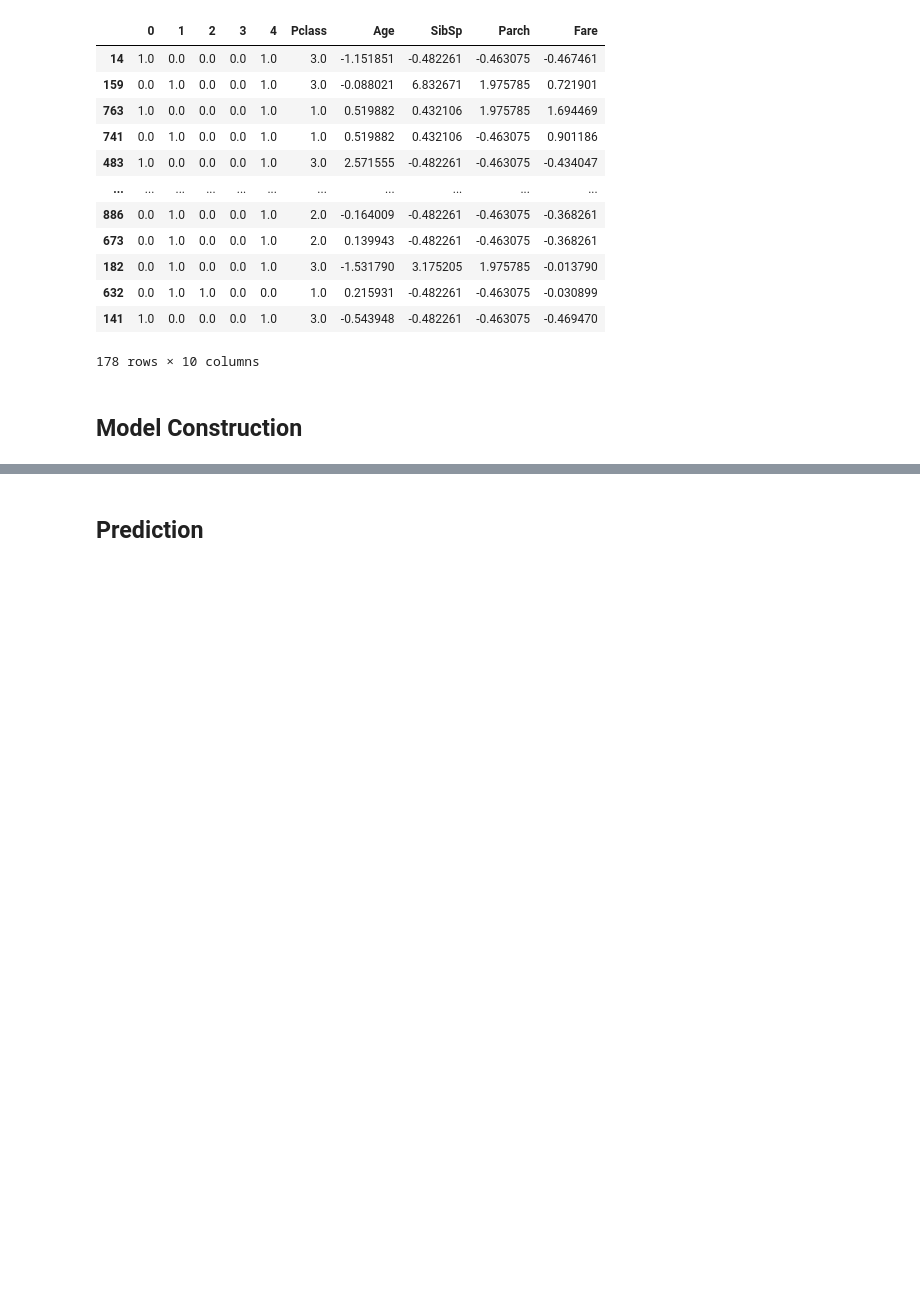
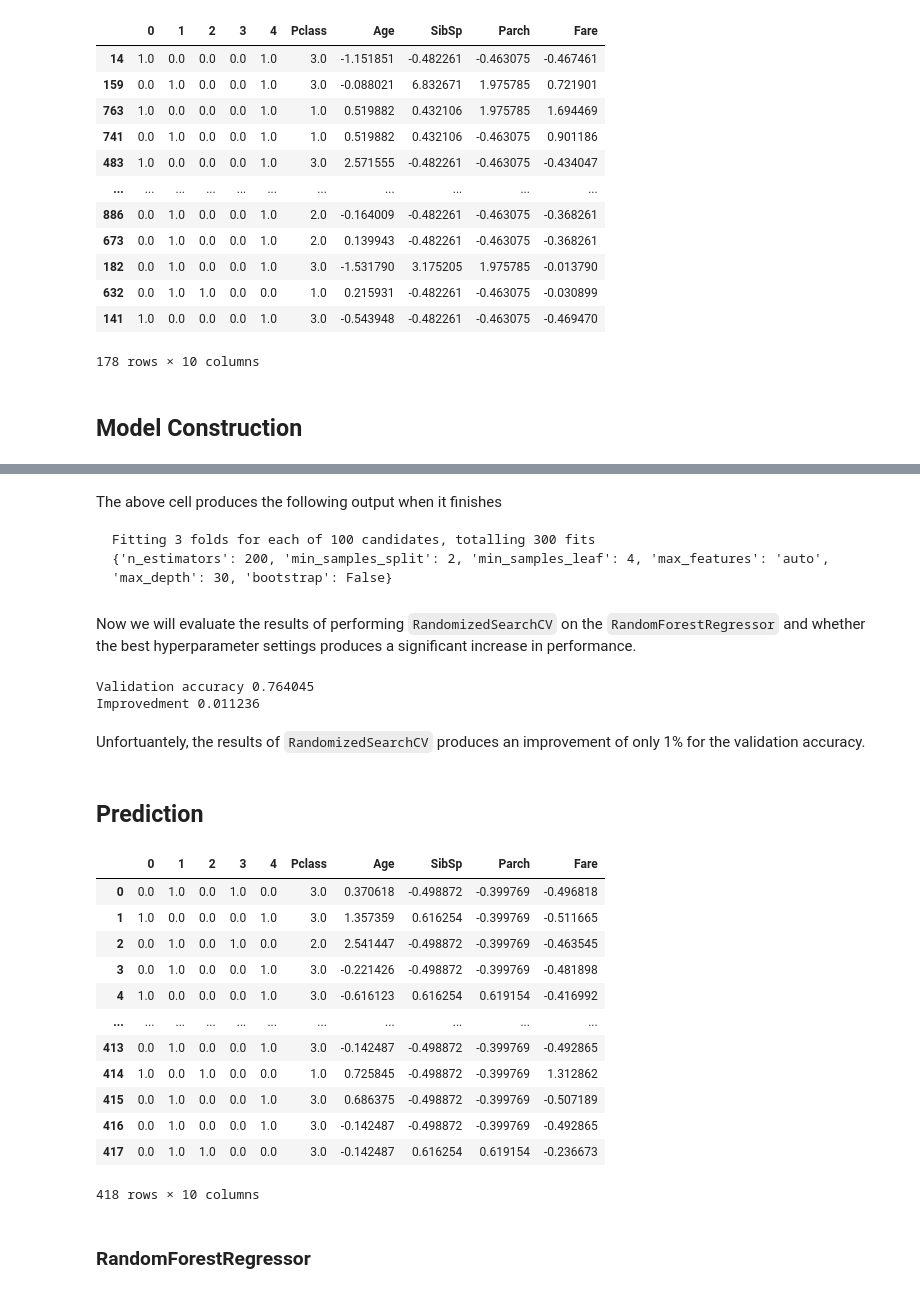
Before and after one commit to zhihil/data-science-notebooks, a Jupyter notebook: titanic/note-1.ipynb, the cells around one changed output, grey strips where cells are left out. Saved outputs shown, nothing was run; the diff lists cells and outputs as text; code cells hidden in the pictures; blank space fills up the shorter version.

````diff
--- a/titanic/note-1.ipynb
+++ b/titanic/note-1.ipynb
@@ -656,2 +710,77 @@ The best score is for 100 estimators with value 0.775281
+# %% [markdown]
+The above cell produces the following output when it finishes
+
+```
+Fitting 3 folds for each of 100 candidates, totalling 300 fits
+{'n_estimators': 200, 'min_samples_split': 2, 'min_samples_leaf': 4, 'max_features': 'auto', 'max_depth': 30, 'bootstrap': False}
+```
+# %% [markdown]
+Now we will evaluate the results of performing `RandomizedSearchCV` on the `RandomForestRegressor` and whether the best hyperparameter settings produces a significant increase in performance.
+# %%
+def evaluate(model, X_valid, y_valid):
+    y_preds = model.predict(X_valid)
+    return accuracy_score(y_preds, y_valid)
+
+best_random = rf_random.best_estimator_
+random_accuracy = evaluate(best_random, X_valid_final, y_valid)
+
+print("Validation accuracy %f" % random_accuracy)
+print("Improvedment %f" % (random_accuracy - best_acc))
+# %% [output]
+Validation accuracy 0.764045
+Improvedment 0.011236
+# %% [markdown]
+Unfortuantely, the results of `RandomizedSearchCV` produces an improvement of only 1% for the validation accuracy.
 # %% [markdown]
 ## Prediction
+# %%
+# Extracting the test data
+test_data = pd.read_csv("./data/test.csv")
+test_data.head()
+
+test_data_dropped_1 = test_data.dropna(subset=['Embarked'], axis=0)
+
+# Dropping the `Cabin` and `Ticket` columns
+X_test_raw = test_data_dropped_1.drop(['Cabin', 'Ticket', 'Name', 'PassengerId'], axis=1)
+
+# Preprocessing the validation data
+# 1 - Separating numerical and categorical columns
+X_test_object = X_test_raw[object_cols]
+X_test_num = X_test_raw[numerical_cols]
+
+# 2 - Categorical columns must all be onehot encoded.
+oh_test = pd.DataFrame(ohe.transform(X_test_object))
+oh_test.index = X_test_object.index
+
+# 3 - Impute the Age
+X_test_num_imputed = pd.DataFrame(impute_age.transform(X_test_num))
+
+X_test_num_imputed.index = X_test_num.index
+X_test_num_imputed.columns = X_test_num.columns
+
+# 4 - Normalize the data
+X_test_norm = X_test_num_imputed.copy()
+for cname in ['Age', 'SibSp', 'Parch', 'Fare']:
+    cur = X_test_num_imputed[cname]                        # Normalization should be fitted to the training data...
+    test_cur = X_test_num_imputed[cname]                  # ...then applied onto the validation data
+    X_test_norm[cname] = (test_cur - cur.mean()) / cur.std()
+
+# 5 - Assembling the data
+X_test_final = pd.concat([oh_test, X_test_norm], axis=1)
+X_test_final
+# %% [output]
+|  | 0 | 1 | 2 | 3 | 4 | Pclass | Age | SibSp | Parch | Fare |
+| 0 | 0.0 | 1.0 | 0.0 | 1.0 | 0.0 | 3.0 | 0.370618 | -0.498872 | -0.399769 | -0.496818 |
+| 1 | 1.0 | 0.0 | 0.0 | 0.0 | 1.0 | 3.0 | 1.357359 | 0.616254 | -0.399769 | -0.511665 |
+| 2 | 0.0 | 1.0 | 0.0 | 1.0 | 0.0 | 2.0 | 2.541447 | -0.498872 | -0.399769 | -0.463545 |
+| 3 | 0.0 | 1.0 | 0.0 | 0.0 | 1.0 | 3.0 | -0.221426 | -0.498872 | -0.399769 | -0.481898 |
+| 4 | 1.0 | 0.0 | 0.0 | 0.0 | 1.0 | 3.0 | -0.616123 | 0.616254 | 0.619154 | -0.416992 |
+| ... | ... | ... | ... | ... | ... | ... | ... | ... | ... | ... |
+| 413 | 0.0 | 1.0 | 0.0 | 0.0 | 1.0 | 3.0 | -0.142487 | -0.498872 | -0.399769 | -0.492865 |
+| 414 | 1.0 | 0.0 | 1.0 | 0.0 | 0.0 | 1.0 | 0.725845 | -0.498872 | -0.399769 | 1.312862 |
+| 415 | 0.0 | 1.0 | 0.0 | 0.0 | 1.0 | 3.0 | 0.686375 | -0.498872 | -0.399769 | -0.507189 |
+| 416 | 0.0 | 1.0 | 0.0 | 0.0 | 1.0 | 3.0 | -0.142487 | -0.498872 | -0.399769 | -0.492865 |
+| 417 | 0.0 | 1.0 | 1.0 | 0.0 | 0.0 | 3.0 | -0.142487 | 0.616254 | 0.619154 | -0.236673 |
+418 rows × 10 columns
+# %% [markdown]
+### RandomForestRegressor
````
Also changed, not shown: parts of 10 cells of this notebook, 1 other file.
